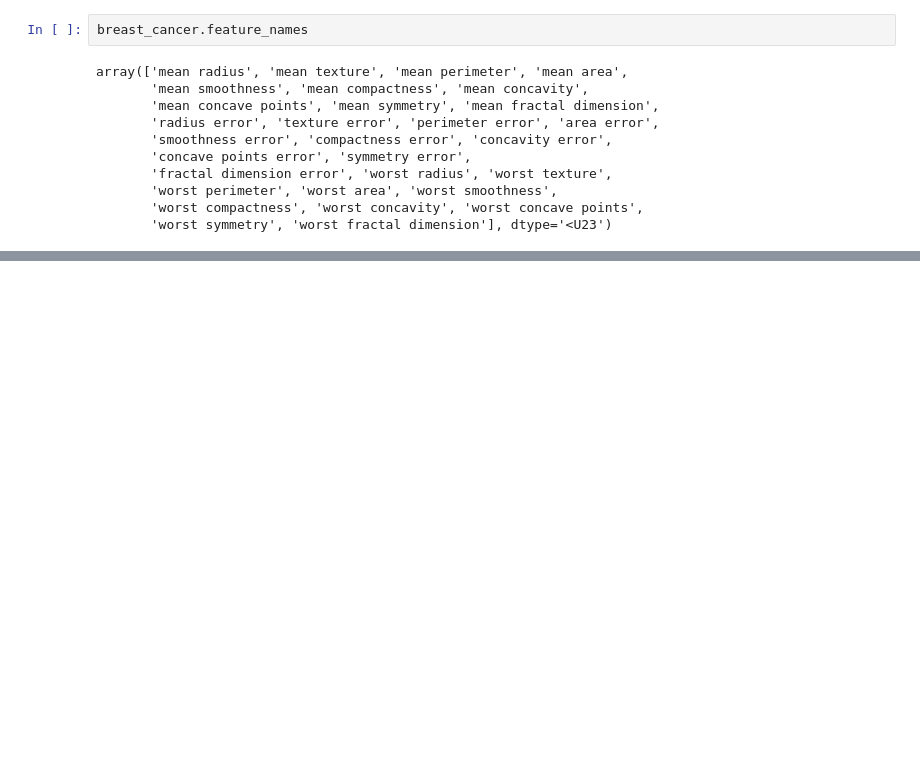
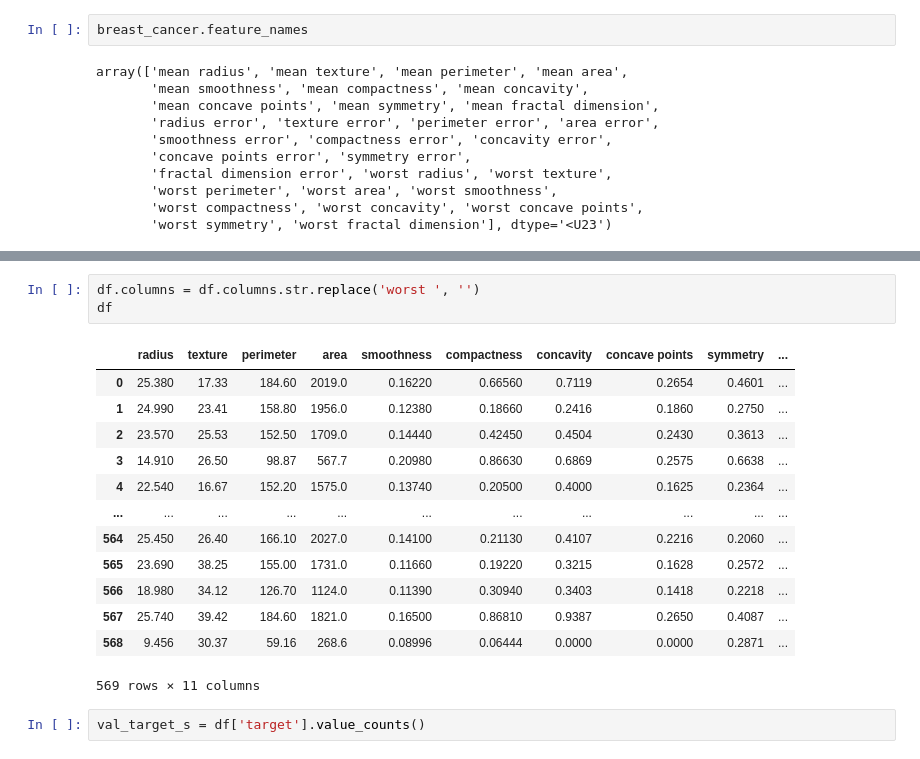
Before and after one commit to shahramsamar/ML-AI, a Jupyter notebook: ML/Breast Cancer Data Set-6/breast-cancer.ipynb, the cells around one changed output, grey strips where cells are left out. Saved outputs shown, nothing was run; the diff lists cells and outputs as text; blank space fills up the shorter version.

```diff
--- a/ML/Breast Cancer Data Set-6/breast-cancer.ipynb
+++ b/ML/Breast Cancer Data Set-6/breast-cancer.ipynb
@@ -54,0 +121,19 @@ df
+# %%
+df.columns = df.columns.str.replace('worst ', '')
+df
+# %% [output]
+|  | radius | texture | perimeter | area | smoothness | compactness | concavity | concave points | symmetry | ... |
+| 0 | 25.380 | 17.33 | 184.60 | 2019.0 | 0.16220 | 0.66560 | 0.7119 | 0.2654 | 0.4601 | ... |
+| 1 | 24.990 | 23.41 | 158.80 | 1956.0 | 0.12380 | 0.18660 | 0.2416 | 0.1860 | 0.2750 | ... |
+| 2 | 23.570 | 25.53 | 152.50 | 1709.0 | 0.14440 | 0.42450 | 0.4504 | 0.2430 | 0.3613 | ... |
+| 3 | 14.910 | 26.50 | 98.87 | 567.7 | 0.20980 | 0.86630 | 0.6869 | 0.2575 | 0.6638 | ... |
+| 4 | 22.540 | 16.67 | 152.20 | 1575.0 | 0.13740 | 0.20500 | 0.4000 | 0.1625 | 0.2364 | ... |
+| ... | ... | ... | ... | ... | ... | ... | ... | ... | ... | ... |
+| 564 | 25.450 | 26.40 | 166.10 | 2027.0 | 0.14100 | 0.21130 | 0.4107 | 0.2216 | 0.2060 | ... |
+| 565 | 23.690 | 38.25 | 155.00 | 1731.0 | 0.11660 | 0.19220 | 0.3215 | 0.1628 | 0.2572 | ... |
+| 566 | 18.980 | 34.12 | 126.70 | 1124.0 | 0.11390 | 0.30940 | 0.3403 | 0.1418 | 0.2218 | ... |
+| 567 | 25.740 | 39.42 | 184.60 | 1821.0 | 0.16500 | 0.86810 | 0.9387 | 0.2650 | 0.4087 | ... |
+| 568 | 9.456 | 30.37 | 59.16 | 268.6 | 0.08996 | 0.06444 | 0.0000 | 0.0000 | 0.2871 | ... |
+569 rows × 11 columns
+# %%
+val_target_s = df['target'].value_counts()
```
Also changed, not shown: parts of 9 cells of this notebook.
